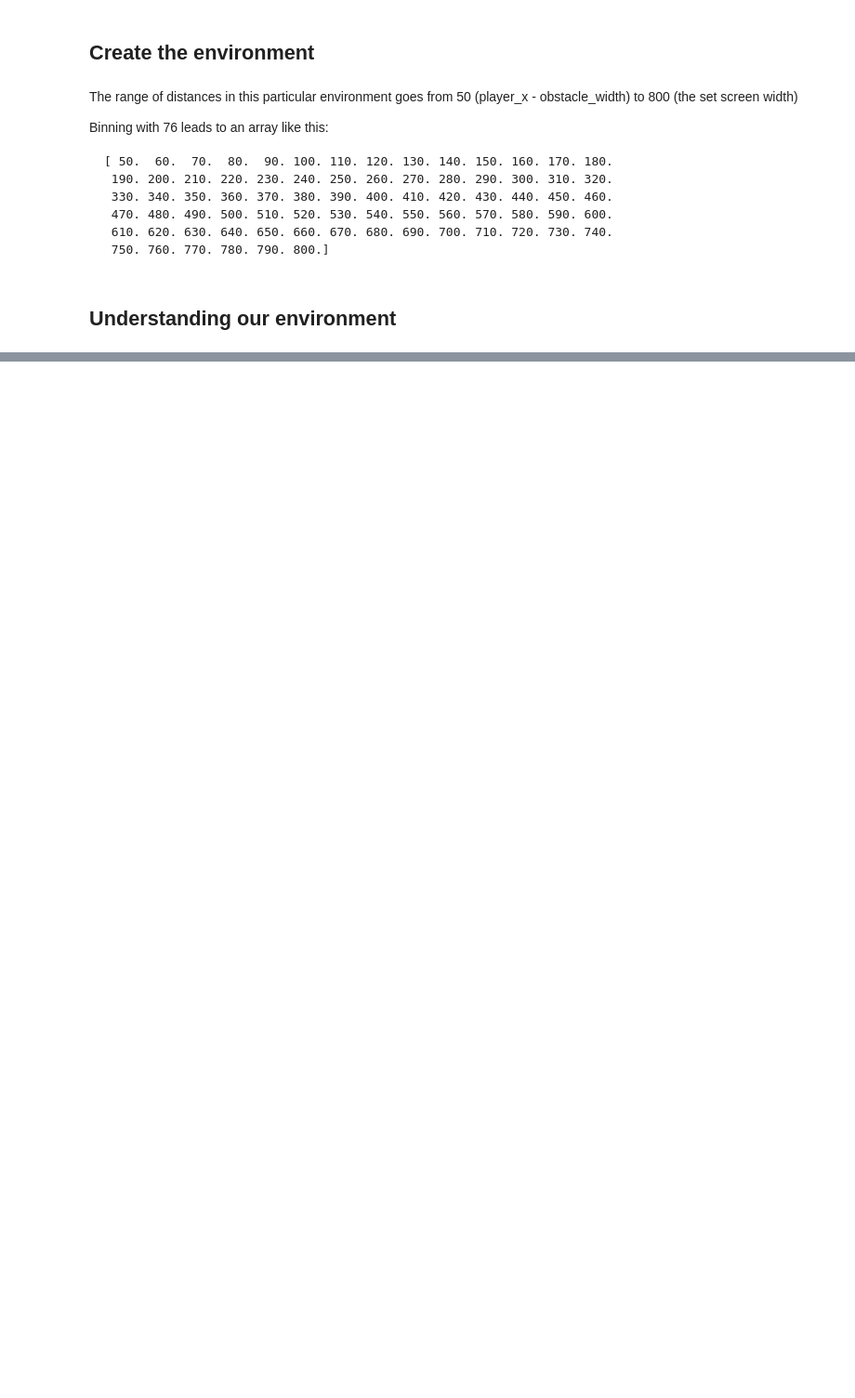
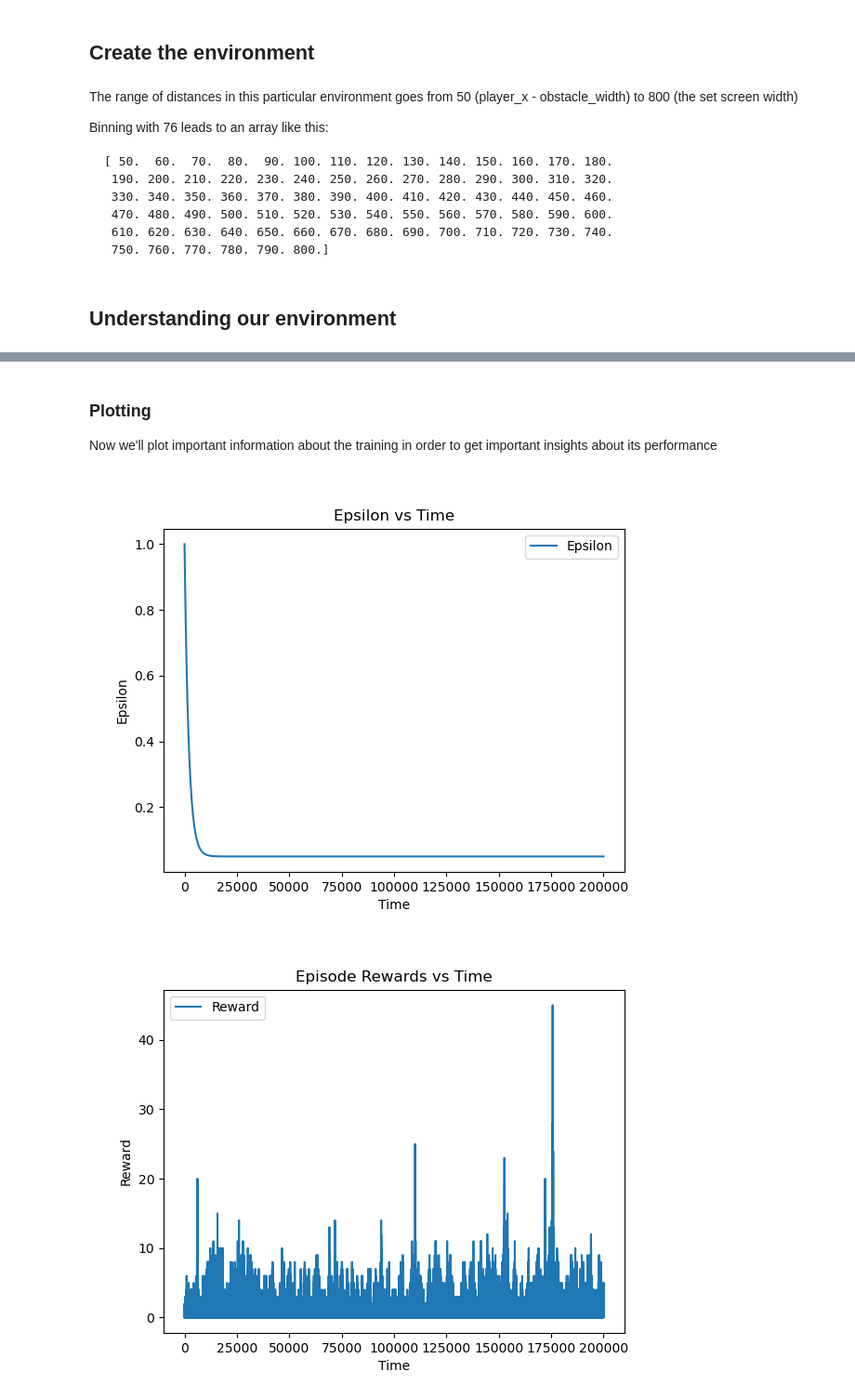
Before and after one commit to game-devs-csf/RL-environments, a Jupyter notebook: endless_runner_gym_test.ipynb, the cells around one changed output, grey strips where cells are left out. Shown at 93% size. Drawn from its saved outputs; the diff is of its cells as text; code cells hidden in the pictures; blank space fills up the shorter version.

Commit message:
Adds updated version of the endless runner notebook
Adds plotting for the rewards and epsilon over time

Adds a way to visualize the agent after training

```diff
--- a/endless_runner_gym_test.ipynb
+++ b/endless_runner_gym_test.ipynb
@@ -92,5 +98,5 @@ def initialize_q_table(state_space, action_space):
 # %%
-Qtable_runner = initialize_q_table(bins, action_space)
+Qtable_runner = initialize_q_table(observation_space, action_space)
 print("Qtable shape:", Qtable_runner.shape)
 print("Qtable:", Qtable_runner)
 # %% [output]
@@ -144,0 +130,14 @@ Episode finished after 87 timesteps
+# %%
+def epsilon_greedy_policy(Qtable, state, epsilon):
+  # Randomly generate a number between 0 and 1
+  random_num = random.uniform(0,1)
+  # if random_num > greater than epsilon --> exploitation
+  if random_num > epsilon:
+    # Take the action with the highest value given a state
+    # np.argmax can be useful here
+    action = greedy_policy(Qtable, state)
+  # else --> exploration
+  else:
+    action = env.action_space.sample()
+
+  return action
@@ -144,0 +165,3 @@ Episode finished after 87 timesteps
+# %%
+# Plotting variables
+rewards_vs_time = pd.DataFrame(columns=['Reward', 'Time', 'Epsilon'])
@@ -144,0 +223,2 @@ Episode finished after 87 timesteps
+# %%
+Qtable_runner, rewards_vs_time = train(n_training_episodes, min_epsilon, max_epsilon, decay_rate, env, max_steps, Qtable_runner, rewards_vs_time)
@@ -144,0 +237,30 @@ Episode finished after 87 timesteps
+# %% [markdown]
+### Plotting
+
+Now we'll plot important information about the training in order to get important insights about its performance
+# %%
+# Plot the rewards vs time
+
+# Create the plot
+%matplotlib widget
+plt.ion()
+
+# Plot the rewards vs time
+rewards_vs_time.plot(x='Time', y='Reward', kind='line')
+# Set the title and labels
+plt.title('Episode Rewards vs Time')
+plt.xlabel('Time')
+plt.ylabel('Reward')
+
+# Plot the epsilon vs time
+rewards_vs_time.plot(x='Time', y='Epsilon', kind='line')
+# Set the title and labels
+plt.title('Epsilon vs Time')
+plt.xlabel('Time')
+plt.ylabel('Epsilon')
+
+# Show the plot
+plt.show()
+# %% [output]
+[figure, added]
+[figure, added]
```
Also changed, not shown: parts of 25 cells of this notebook.
